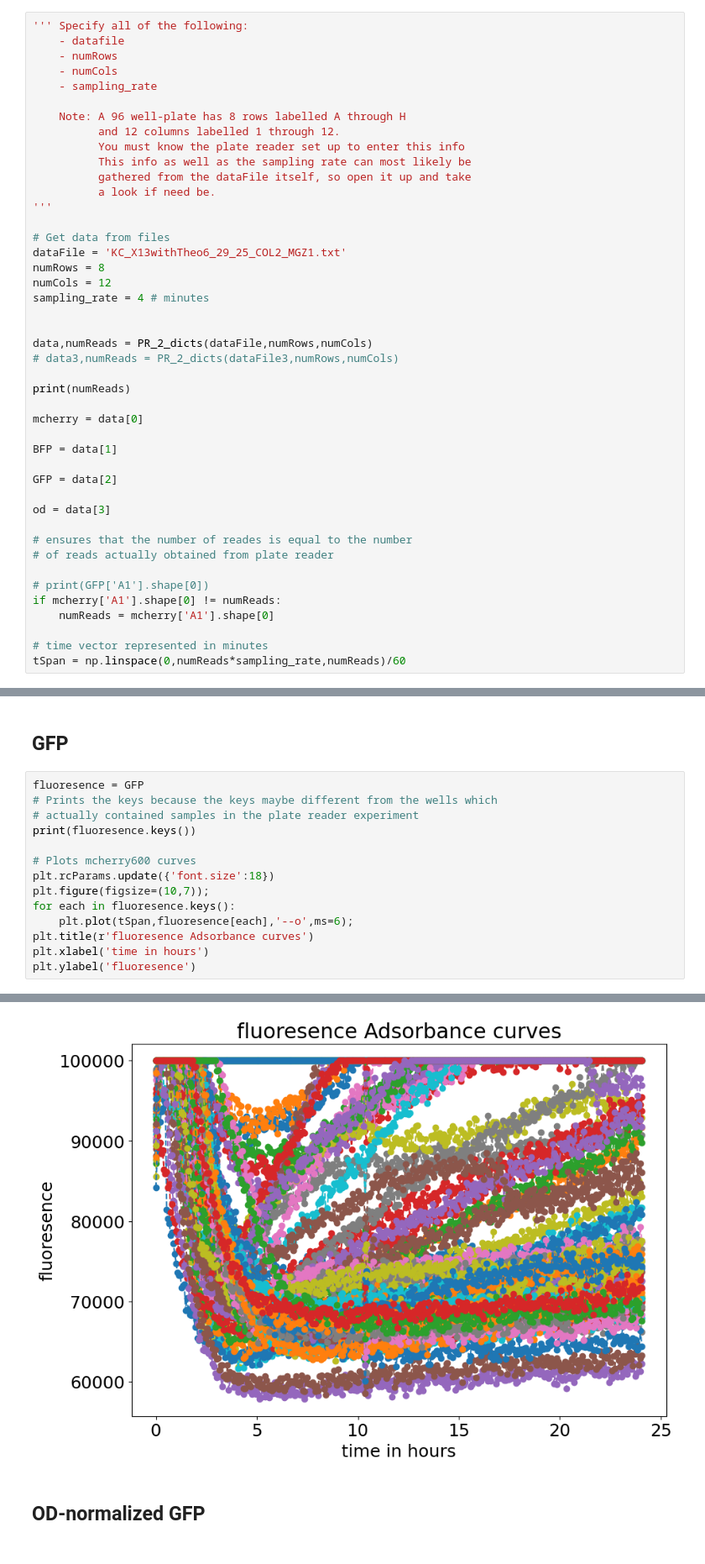
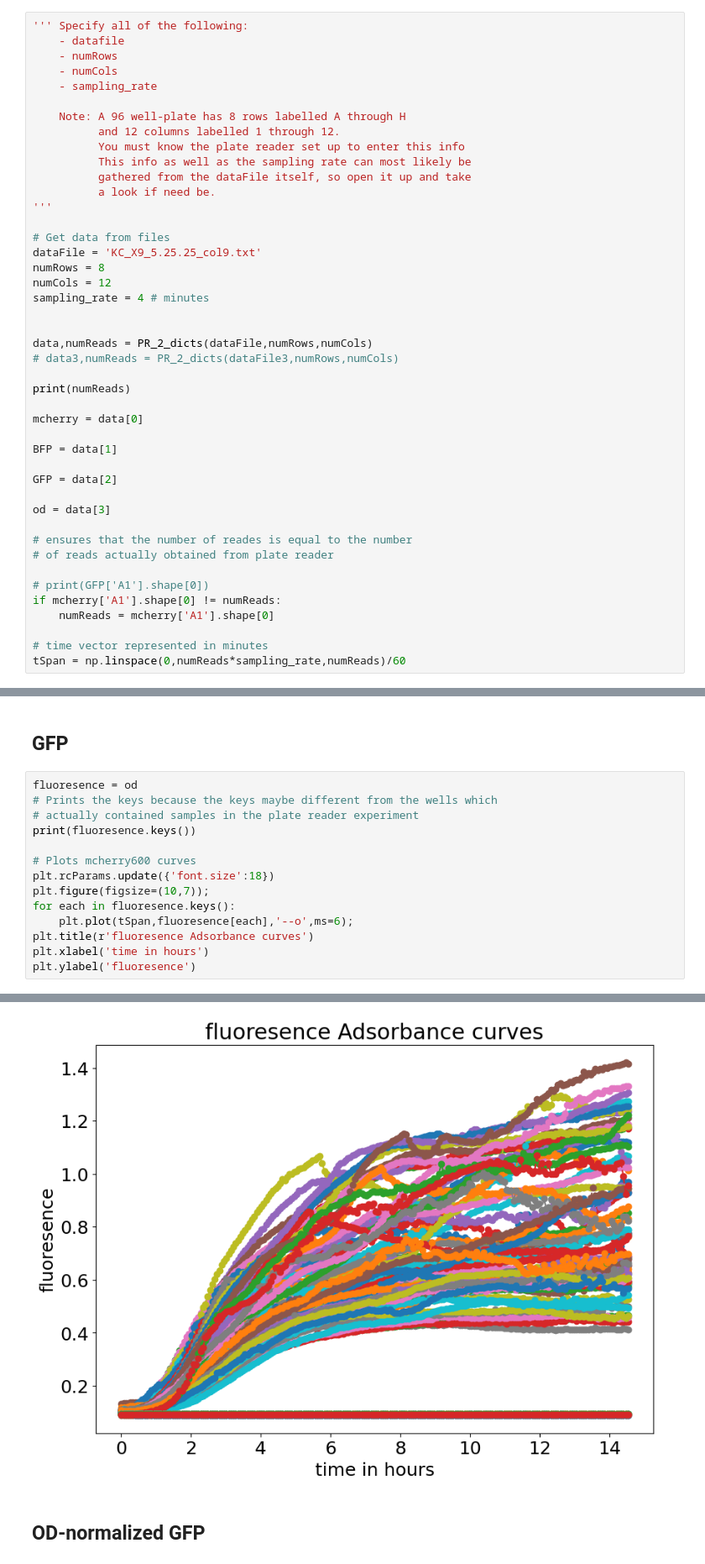
Before and after one commit to kevinjaychang/Hysteresis-Project, a Jupyter notebook: plot_PR_data_kc.ipynb, the cells around one changed output, grey strips where cells are left out. Shown at 84% size. Saved outputs shown, nothing was run; the diff lists cells and outputs as text.

```diff
--- a/plot_PR_data_kc.ipynb
+++ b/plot_PR_data_kc.ipynb
@@ -272,7 +272,7 @@ def create_data_arrays(num_time_pts, final_well_key, readout, od):
 '''
 
 # Get data from files
-dataFile = 'KC_X13withTheo6_29_25_COL2_MGZ1.txt'
+dataFile = 'KC_X9_5.25.25_col9.txt'
 numRows = 8
 numCols = 12
 sampling_rate = 4 # minutes
@@ -308,23 +308,23 @@ shape of data (361, 74)
 # %% [markdown]
 ## GFP
 # %%
-fluoresence = GFP
+fluoresence = od
 # Prints the keys because the keys maybe different from the wells which
 # actually contained samples in the plate reader experiment
 print(fluoresence.keys())
 
 # Plots mcherry600 curves
 plt.rcParams.update({'font.size':18})
 plt.figure(figsize=(10,7));
 for each in fluoresence.keys():
     plt.plot(tSpan,fluoresence[each],'--o',ms=6);
 plt.title(r'fluoresence Adsorbance curves')
 plt.xlabel('time in hours')
 plt.ylabel('fluoresence')
 # %% [output]
 dict_keys(['A1', 'A2', 'A3', 'A4', 'A5', 'A6', 'A7', 'A8', 'A9', 'A10', 'A11', 'A12', 'B1', 'B2', 'B3', 'B4', 'B5', 'B6', 'B7', 'B8', 'B9', 'B10', 'B11', 'B12', 'C1', 'C2', 'C3', 'C4', 'C5', 'C6', 'C7 ...
 Text(0, 0.5, 'fluoresence')
-[figure, old version]
+[figure, new version]
 # %% [markdown]
 ## OD-normalized GFP
 # %%
```
Also changed, not shown: parts of 5 cells of this notebook, 3 other files.
